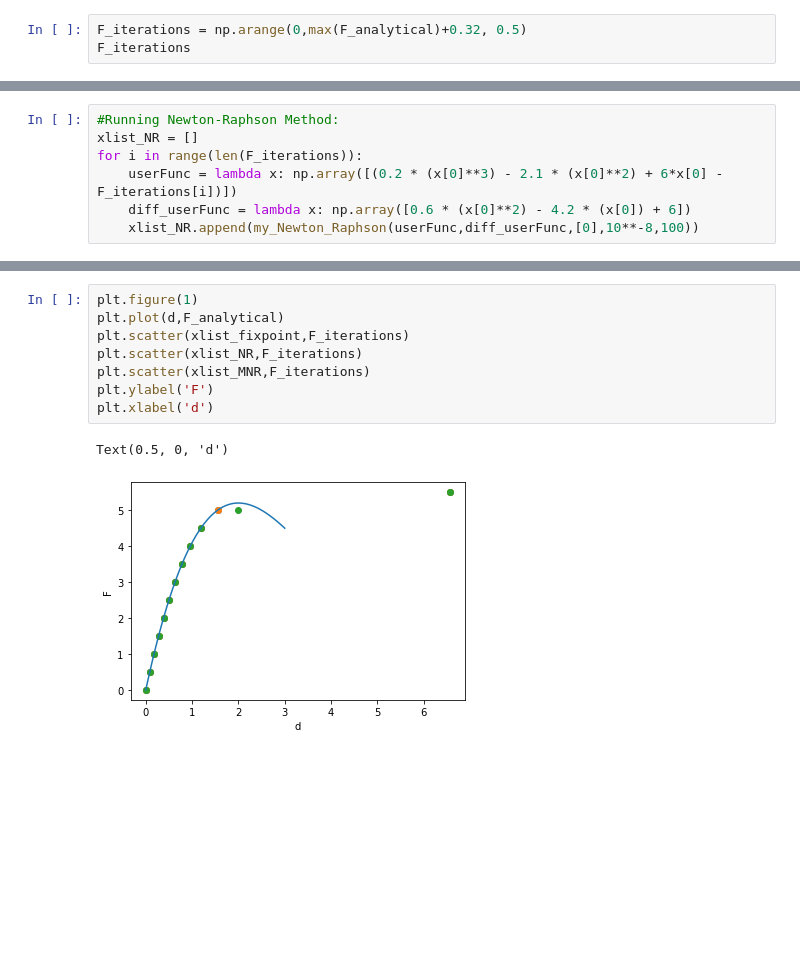
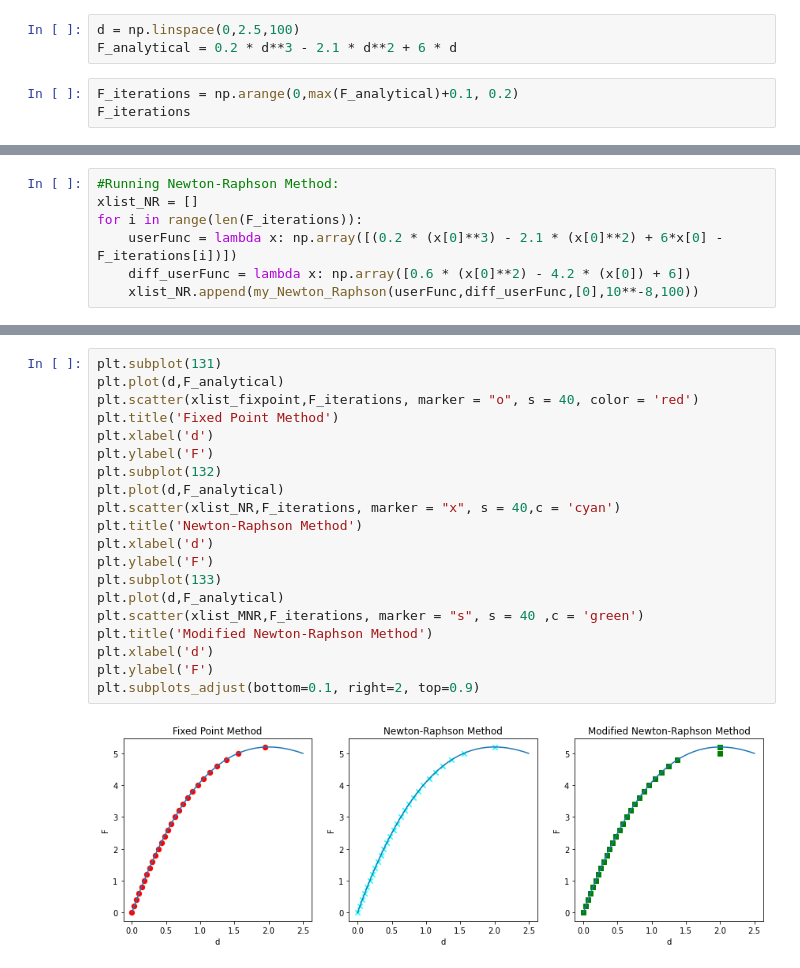
Before and after one commit to santiagoelawad/Optimization-Theory, a Jupyter notebook: Machine Problem Assignment 1.ipynb, the cells around one changed output, grey strips where cells are left out. Drawn from its saved outputs; the diff is of its cells as text; blank space fills up the shorter version.

```diff
--- a/Machine Problem Assignment 1.ipynb
+++ b/Machine Problem Assignment 1.ipynb
@@ -199,4 +191,7 @@ F_analytical = 0.2 * d**3 - 2.1 * d**2 + 6 * d
+# %%
+d = np.linspace(0,2.5,100)
+F_analytical = 0.2 * d**3 - 2.1 * d**2 + 6 * d
 # %%
-F_iterations = np.arange(0,max(F_analytical)+0.32, 0.5)
+F_iterations = np.arange(0,max(F_analytical)+0.1, 0.2)
 F_iterations
 # %% [output]
@@ -260,12 +261,23 @@ iIters = 14
 status = Modified Newton-Raphson method converged.
 # %%
-plt.figure(1)
+plt.subplot(131)
 plt.plot(d,F_analytical)
-plt.scatter(xlist_fixpoint,F_iterations)
-plt.scatter(xlist_NR,F_iterations)
-plt.scatter(xlist_MNR,F_iterations)
+plt.scatter(xlist_fixpoint,F_iterations, marker = "o", s = 40, color = 'red')
+plt.title('Fixed Point Method')
+plt.xlabel('d')
 plt.ylabel('F')
+plt.subplot(132)
+plt.plot(d,F_analytical)
+plt.scatter(xlist_NR,F_iterations, marker = "x", s = 40,c = 'cyan')
+plt.title('Newton-Raphson Method')
 plt.xlabel('d')
+plt.ylabel('F')
+plt.subplot(133)
+plt.plot(d,F_analytical)
+plt.scatter(xlist_MNR,F_iterations, marker = "s", s = 40 ,c = 'green')
+plt.title('Modified Newton-Raphson Method')
+plt.xlabel('d')
+plt.ylabel('F')
+plt.subplots_adjust(bottom=0.1, right=2, top=0.9)
 # %% [output]
-Text(0.5, 0, 'd')
-[figure, old version]
+[figure, new version]
```
Also changed, not shown: parts of 18 cells of this notebook.
